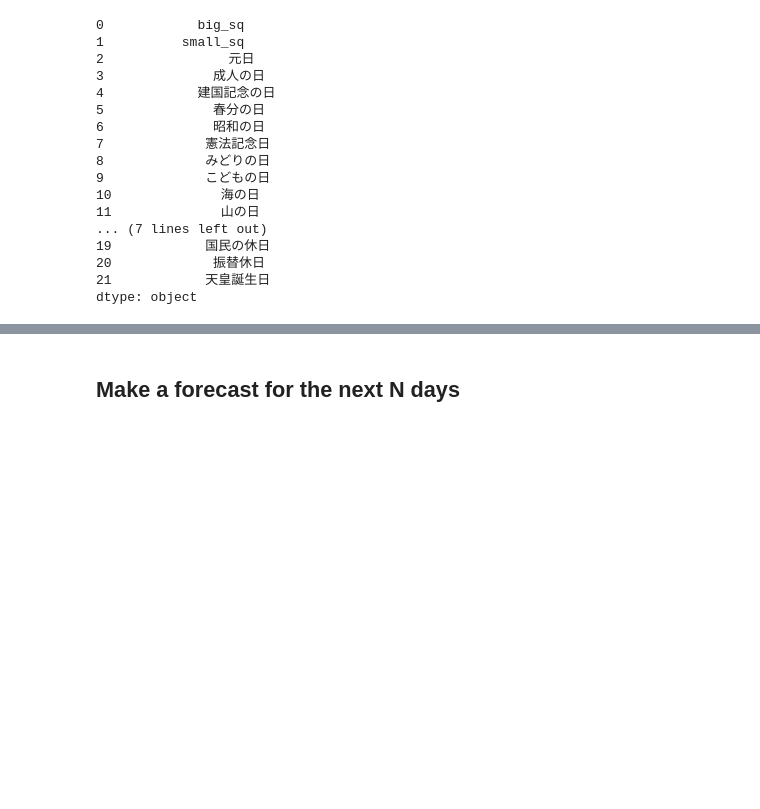
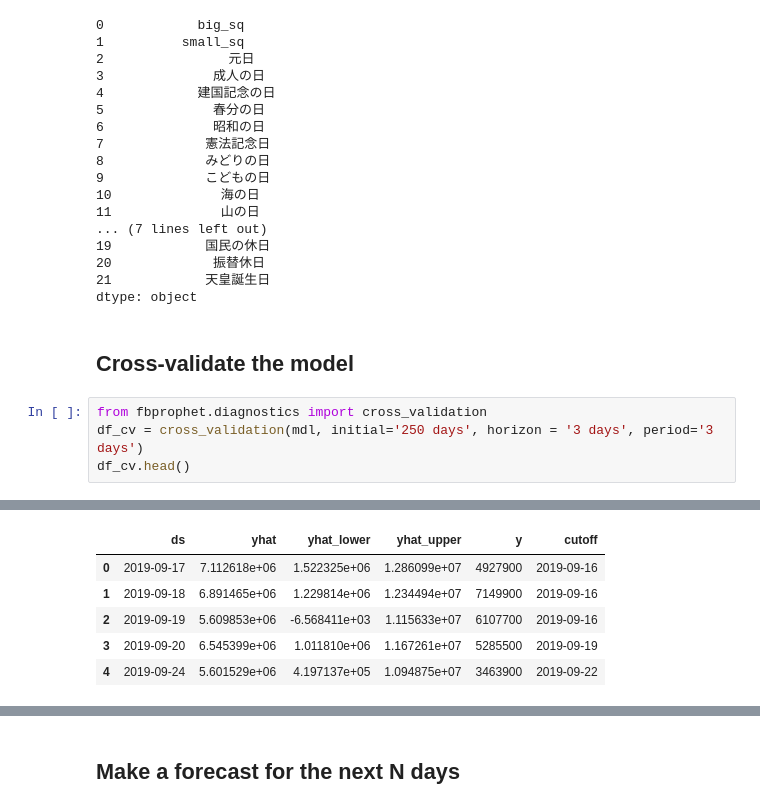
Before and after one commit to dmitryaleks/ml-trading, a Jupyter notebook: models/prophet/traded-volume-forecasting.ipynb, the cells around one changed output, grey strips where cells are left out. Drawn from its saved outputs; the diff is of its cells as text; blank space fills up the shorter version.

```diff
--- a/models/prophet/traded-volume-forecasting.ipynb
+++ b/models/prophet/traded-volume-forecasting.ipynb
@@ -78,3 +78,10 @@ mdl.train_holiday_names
 20             振替休日
 21            天皇誕生日
 dtype: object
+# %% [markdown]
+## Cross-validate the model
+# %%
+from fbprophet.diagnostics import cross_validation
+df_cv = cross_validation(mdl, initial='250 days', horizon = '3 days', period='3 days')
+df_cv.head()
+# %% [output]
@@ -80,0 +90,6 @@ dtype: object
+|  | ds | yhat | yhat_lower | yhat_upper | y | cutoff |
+| 0 | 2019-09-17 | 7.112618e+06 | 1.522325e+06 | 1.286099e+07 | 4927900 | 2019-09-16 |
+| 1 | 2019-09-18 | 6.891465e+06 | 1.229814e+06 | 1.234494e+07 | 7149900 | 2019-09-16 |
+| 2 | 2019-09-19 | 5.609853e+06 | -6.568411e+03 | 1.115633e+07 | 6107700 | 2019-09-16 |
+| 3 | 2019-09-20 | 6.545399e+06 | 1.011810e+06 | 1.167261e+07 | 5285500 | 2019-09-19 |
+| 4 | 2019-09-24 | 5.601529e+06 | 4.197137e+05 | 1.094875e+07 | 3463900 | 2019-09-22 |
```
Also changed, not shown: parts of 6 cells of this notebook.
